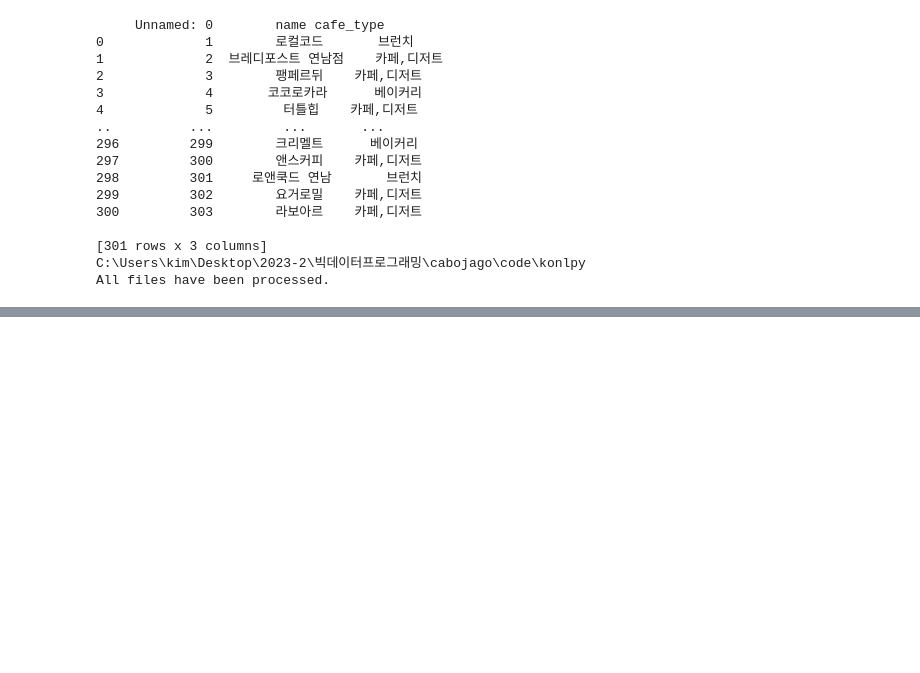
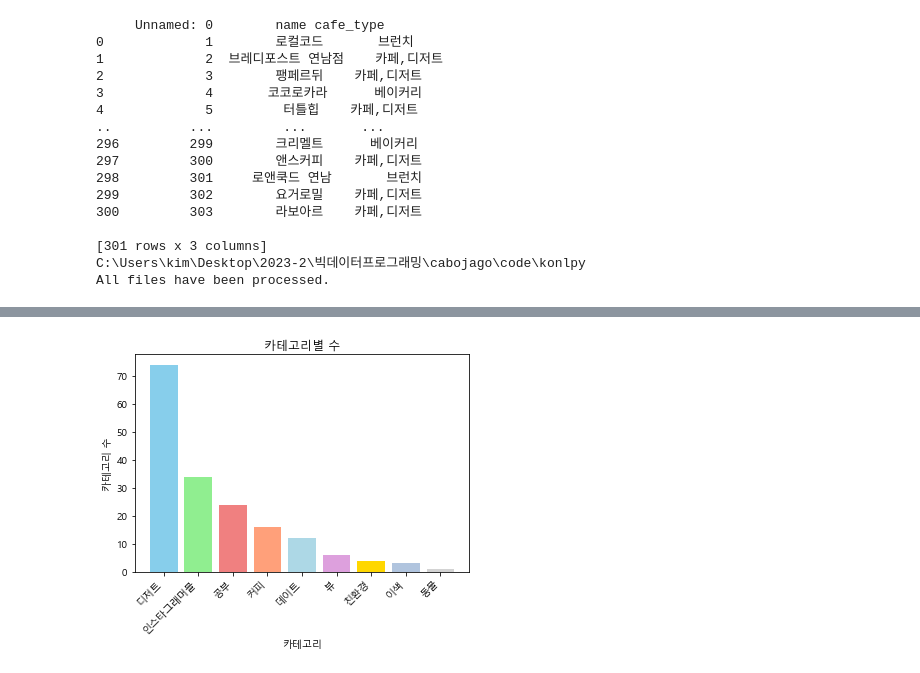
Before and after one commit to HanaPark1/cabojago, a Jupyter notebook: code/konlpy/Untitled.ipynb, the cells around one changed output, grey strips where cells are left out. Drawn from its saved outputs; the diff is of its cells as text; code cells hidden in the pictures; blank space fills up the shorter version.

```diff
--- a/code/konlpy/Untitled.ipynb
+++ b/code/konlpy/Untitled.ipynb
@@ -63,0 +132,30 @@ All files have been processed.
+# %%
+import matplotlib.pyplot as plt
+from matplotlib import font_manager, rc
+
+# 한글 폰트 설정
+font_path = "C:/Windows/Fonts/malgun.ttf"  # 사용하고자 하는 한글 폰트 경로로 변경
+font_name = font_manager.FontProperties(fname=font_path).get_name()
+rc('font', family=font_name)
+
+# 주어진 데이터
+categories = ['디저트', '인스타그래머블', '공부', '커피', '데이트', '뷰', '친환경', '이색', '동물']
+category_count = [74, 34, 24, 16, 12, 6, 4, 3, 1]
+
+# 각 카테고리별 색상 지정
+colors = ['skyblue', 'lightgreen', 'lightcoral', 'lightsalmon', 'lightblue', 'plum', 'gold', 'lightsteelblue', 'lightgray']
+
+# 막대그래프 그리기
+plt.bar(categories, category_count, color=colors)
+
+# 그래프 제목 및 축 레이블 추가
+plt.title('카테고리별 수')
+plt.xlabel('카테고리')
+plt.ylabel('카테고리 수')
+
+plt.xticks(rotation=45, ha='right')
+
+# 그래프 표시
+plt.show()
+# %% [output]
+[figure, added]
```
Also changed, not shown: parts of 3 cells of this notebook, 10 other files.
